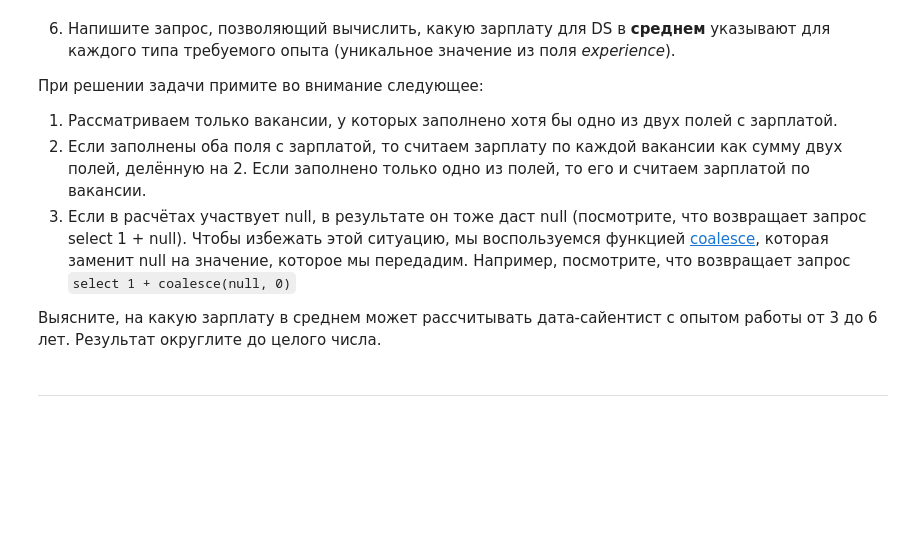
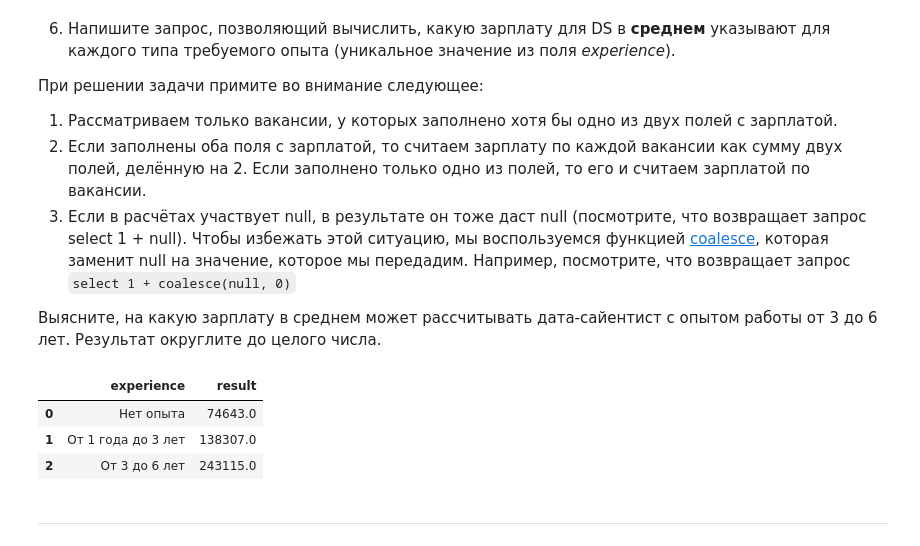
Before and after one commit to Strepitus/sf_data_science, a Jupyter notebook: project_2/Project_2_Ноутбук_шаблон.ipynb, the cells around one changed output. Saved outputs shown, nothing was run; the diff lists cells and outputs as text; code cells hidden in the pictures; blank space fills up the shorter version.

```diff
--- a/project_2/Project_2_Ноутбук_шаблон.ipynb
+++ b/project_2/Project_2_Ноутбук_шаблон.ipynb
@@ -390,7 +619,31 @@ connection.close()
 Выясните, на какую зарплату в среднем может рассчитывать дата-сайентист с опытом работы от 3 до 6 лет. Результат округлите до целого числа.
 # %%
 # текст запроса
+query_6_6 = f'''
+SELECT
+    experience,
+    ROUND(AVG(COALESCE((salary_to + salary_from) / 2, salary_from, salary_to)), 0) AS result
+FROM
+    vacancies
+WHERE
+    (name ILIKE '%data scientist%'
+        OR name ILIKE '%data science%'
+        OR name ILIKE '%исследователь данных%'
+        OR (name ILIKE '%ML%' AND name NOT ILIKE '%HTML%' AND name NOT ILIKE '%TeamLead%')
+        OR name ILIKE '%machine learning%'
+        OR name ILIKE '%машинн%обучен%')
+    AND (salary_from IS NOT NULL OR salary_to IS NOT NULL)
+GROUP BY
+    experience;
+'''
 # %%
 # результат запроса
+df = pd.read_sql_query(query_6_6, connection)
+df
+# %% [output]
+|  | experience | result |
+| 0 | Нет опыта | 74643.0 |
+| 1 | От 1 года до 3 лет | 138307.0 |
+| 2 | От 3 до 6 лет | 243115.0 |
 # %% [markdown]
 ***
```
Also changed, not shown: parts of 34 cells of this notebook, 18 other files.
